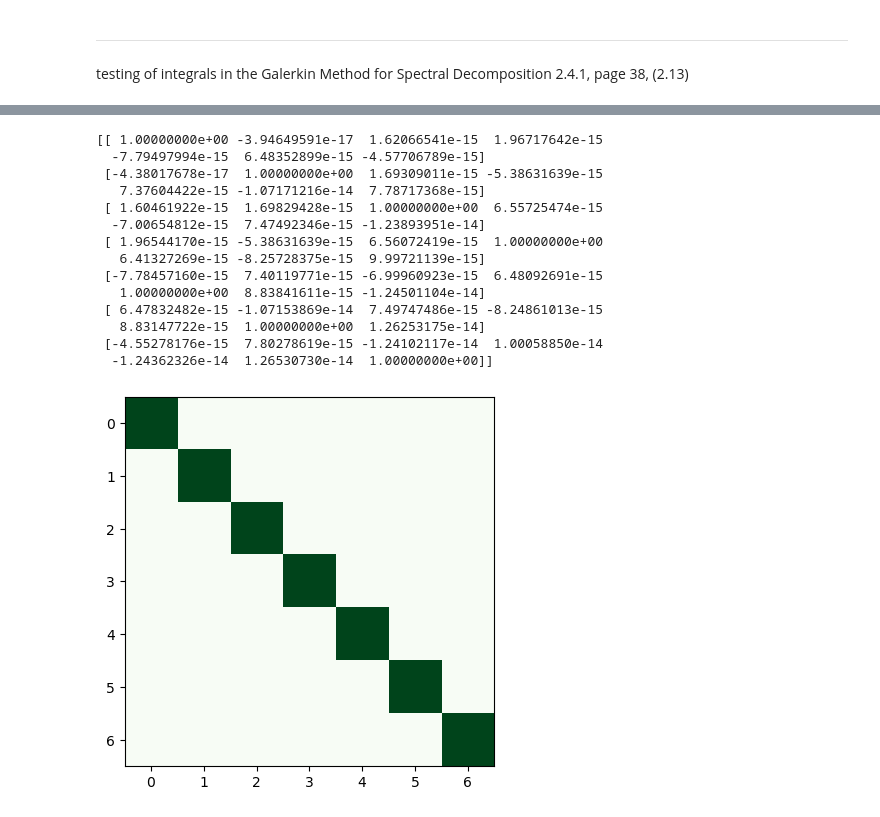
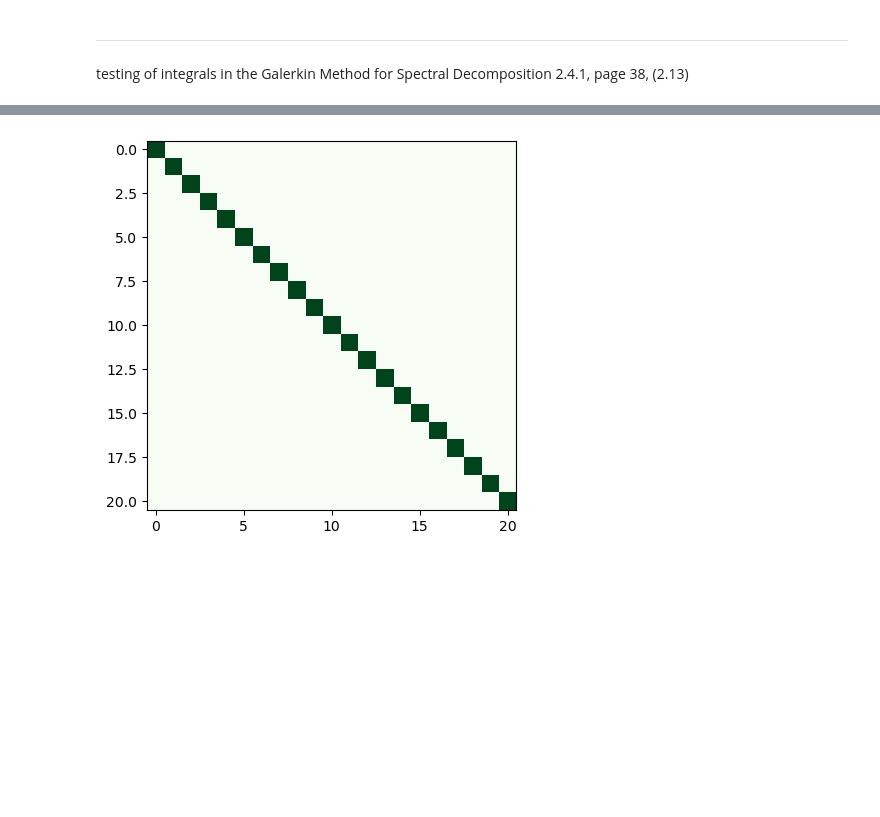
Before and after one commit to SED0280/BakalarkaCode, a Jupyter notebook: Gausova Kvadratura.ipynb, the cells around one changed output, grey strips where cells are left out. Drawn from its saved outputs; the diff is of its cells as text; code cells hidden in the pictures; blank space fills up the shorter version.

```diff
--- a/Gausova Kvadratura.ipynb
+++ b/Gausova Kvadratura.ipynb
@@ -255,36 +221,24 @@ plt.show()
 [figure]
 # %%
-l = lambda x : kv.legendre_normal(x, 6)
+l = lambda x : kv.legendre_normal(x, 20)
 
 n = 50
 
 
 nodes, weights = kv.nodes_weights(n)
 
 values = l(nodes)
 
 
 matrix = ((values * weights) @ values.T)
+#print(values)
+#print(values * weights)
+
+
 # plot
 fig, ax = plt.subplots()
 
-print(matrix)
-
 ax.imshow(matrix, cmap=colormaps['Greens'])
 plt.show()
 # %% [output]
-[[ 1.00000000e+00 -3.94649591e-17  1.62066541e-15  1.96717642e-15
-  -7.79497994e-15  6.48352899e-15 -4.57706789e-15]
- [-4.38017678e-17  1.00000000e+00  1.69309011e-15 -5.38631639e-15
-   7.37604422e-15 -1.07171216e-14  7.78717368e-15]
- [ 1.60461922e-15  1.69829428e-15  1.00000000e+00  6.55725474e-15
-  -7.00654812e-15  7.47492346e-15 -1.23893951e-14]
- [ 1.96544170e-15 -5.38631639e-15  6.56072419e-15  1.00000000e+00
-   6.41327269e-15 -8.25728375e-15  9.99721139e-15]
- [-7.78457160e-15  7.40119771e-15 -6.99960923e-15  6.48092691e-15
-   1.00000000e+00  8.83841611e-15 -1.24501104e-14]
- [ 6.47832482e-15 -1.07153869e-14  7.49747486e-15 -8.24861013e-15
-   8.83147722e-15  1.00000000e+00  1.26253175e-14]
- [-4.55278176e-15  7.80278619e-15 -1.24102117e-14  1.00058850e-14
-  -1.24362326e-14  1.26530730e-14  1.00000000e+00]]
-[figure, old version]
+[figure, new version]
```
Also changed, not shown: parts of 9 cells of this notebook.
